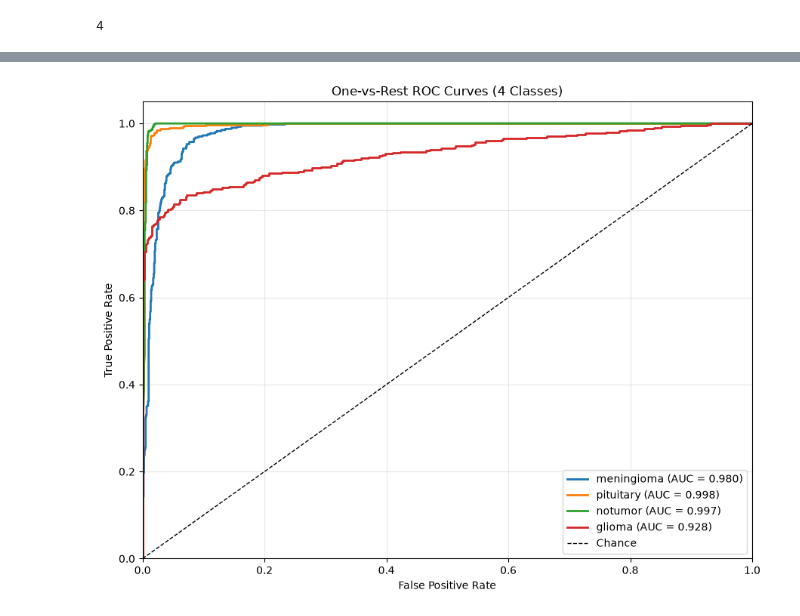
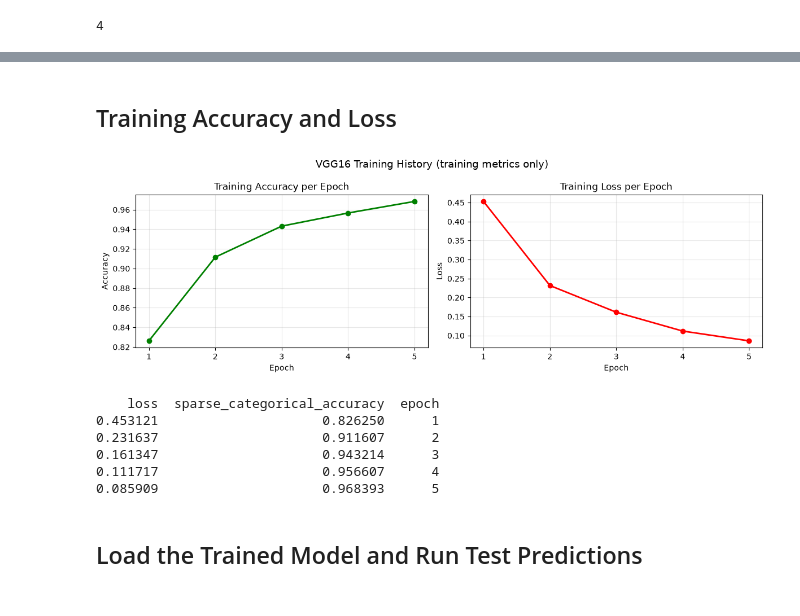
Before and after one commit to Nishanta04/MRI_Detection, a Jupyter notebook: VGG16.ipynb, the cells around one changed output, grey strips where cells are left out. Cells and saved outputs as stored; diff of their text form; code cells hidden in the pictures.

```diff
--- a/VGG16.ipynb
+++ b/VGG16.ipynb
@@ -356,35 +211,38 @@ Confusion Matrix
-# %%
-# One-vs-rest ROC curves for the four MRI classes
-from sklearn.metrics import roc_curve, auc
-from sklearn.preprocessing import label_binarize
-
-class_names = os.listdir(train_dir)  # Must match the order used by encode_labels()
-num_classes = len(class_names)
-if num_classes != 4:
-    raise ValueError(f"Expected 4 classes, but found {num_classes}: {class_names}")
-
-# Convert integer test labels to one-hot columns, aligned with model output columns
-y_test_onehot = label_binarize(test_labels_encoded, classes=np.arange(num_classes))
-if test_predictions.shape[1] != num_classes:
-    raise ValueError(
-        f"Model returned {test_predictions.shape[1]} outputs for {num_classes} classes."
-    )
-
-plt.figure(figsize=(9, 7))
-for class_index, class_name in enumerate(class_names):
-    fpr, tpr, _ = roc_curve(y_test_onehot[:, class_index], test_predictions[:, class_index])
-    class_auc = auc(fpr, tpr)
-    plt.plot(fpr, tpr, linewidth=2, label=f"{class_name} (AUC = {class_auc:.3f})")
-
-plt.plot([0, 1], [0, 1], "k--", linewidth=1, label="Chance")
-plt.xlim(0, 1)
-plt.ylim(0, 1.05)
-plt.xlabel("False Positive Rate")
-plt.ylabel("True Positive Rate")
-plt.title("One-vs-Rest ROC Curves (4 Classes)")
-plt.legend(loc="lower right")
-plt.grid(alpha=0.3)
-plt.tight_layout()
-plt.show()
-# %% [output]
-[figure, removed]
+# %% [markdown]
+## Training Accuracy and Loss
+# %%
+# Training accuracy and loss for the saved model, read from the metrics log
+df = pd.read_csv("VGG16_model/metrics.csv")
+epoch_numbers = np.arange(1, len(df) + 1)
+
+fig, axes = plt.subplots(1, 2, figsize=(12, 4))
+
+axes[0].plot(epoch_numbers, df['sparse_categorical_accuracy'], 'o-', color='green', linewidth=2)
+axes[0].set_title('Training Accuracy per Epoch')
+axes[0].set_xlabel('Epoch')
+axes[0].set_ylabel('Accuracy')
+axes[0].set_xticks(epoch_numbers)
+axes[0].grid(alpha=0.3)
+
+axes[1].plot(epoch_numbers, df['loss'], 'o-', color='red', linewidth=2)
+axes[1].set_title('Training Loss per Epoch')
+axes[1].set_xlabel('Epoch')
+axes[1].set_ylabel('Loss')
+axes[1].set_xticks(epoch_numbers)
+axes[1].grid(alpha=0.3)
+
+fig.suptitle('VGG16 Training History (training metrics only)', fontsize=13)
+plt.tight_layout()
+plt.show()
+
+print(df.assign(epoch=epoch_numbers).to_string(index=False))
+# %% [output]
+[figure, added]
+    loss  sparse_categorical_accuracy  epoch
+0.453121                     0.826250      1
+0.231637                     0.911607      2
+0.161347                     0.943214      3
+0.111717                     0.956607      4
+0.085909                     0.968393      5
+# %% [markdown]
+## Load the Trained Model and Run Test Predictions
```
Also changed, not shown: parts of 13 cells of this notebook, 7 other files.
